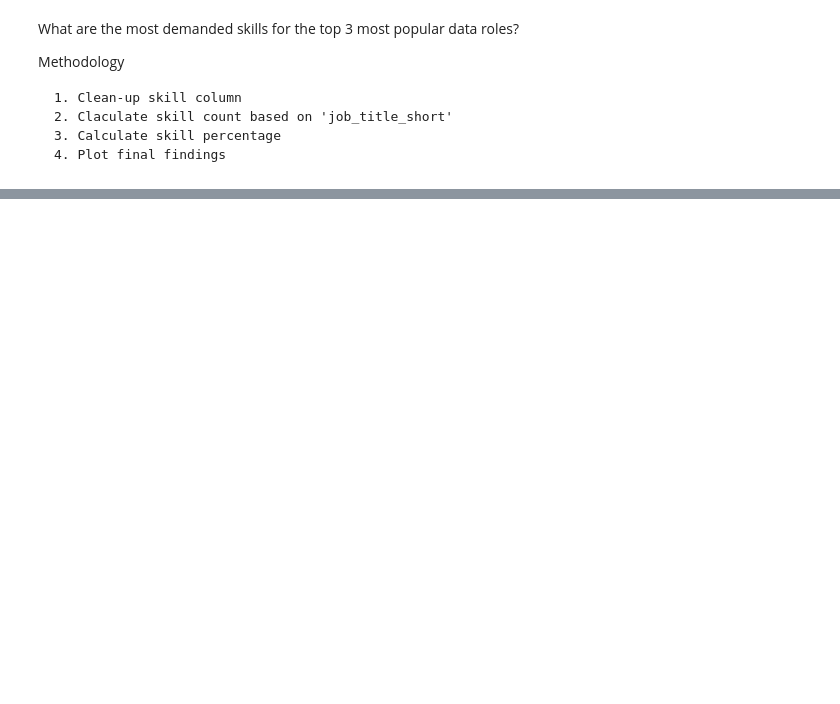
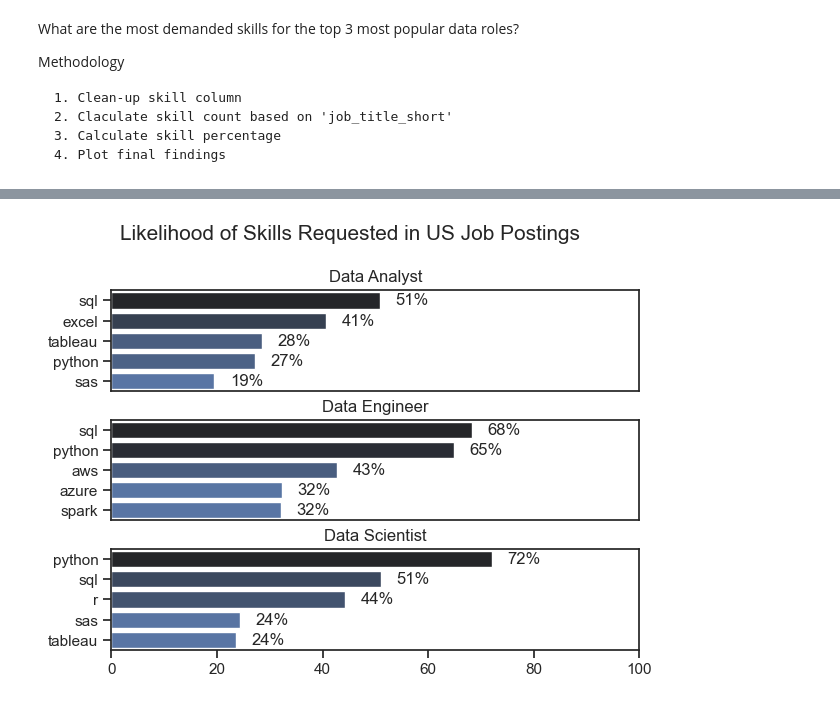
Before and after one commit to yilmazemre61/Explore_Data_Analyst_Role, a Jupyter notebook: 2-Skill_Demand.ipynb, the cells around one changed output, grey strips where cells are left out. Saved outputs shown, nothing was run; the diff lists cells and outputs as text; code cells hidden in the pictures; blank space fills up the shorter version.

```diff
--- a/2-Skill_Demand.ipynb
+++ b/2-Skill_Demand.ipynb
@@ -31,0 +149,30 @@ df_skills = df_US.explode('job_skills')
+# %%
+# Cleaning-up the Chart above
+# Plot
+fig, ax = plt.subplots(len(job_titles), 1)
+sns.set_theme(style='ticks')
+
+for i, job_title in enumerate(job_titles):
+    df_plot = df_skills_percentage[df_skills_percentage['job_title_short'] == job_title].head(5)
+    # Plot
+    sns.barplot(data=df_plot, x='skill_percent', y='job_skills', ax=ax[i], hue='skill_count', palette='dark:b_r')
+    # Cleaning the Plot
+    ax[i].set_title(job_title)
+    ax[i].set_xlabel('')
+    ax[i].set_ylabel('')
+    ax[i].legend().set_visible(False)
+    ax[i].set_xlim(0, 100)
+
+    # Displaying the Percentage of the skills beside the bars
+    for index, value in enumerate(df_plot['skill_percent']):
+        ax[i].text(value + 3, index, f'{value:.0f}%', va='center')
+
+    # Removing the x-axis from first and second chart and only having in the last chart
+    if i != len(job_titles) - 1: # Choosing the last chart
+        ax[i].set_xticks([])
+
+fig.suptitle('Likelihood of Skills Requested in US Job Postings', fontsize=15)
+plt.tight_layout(h_pad=0.5)
+plt.show()
+# %% [output]
+[figure, added]
```
Also changed, not shown: parts of 8 cells of this notebook, 2 other files.
